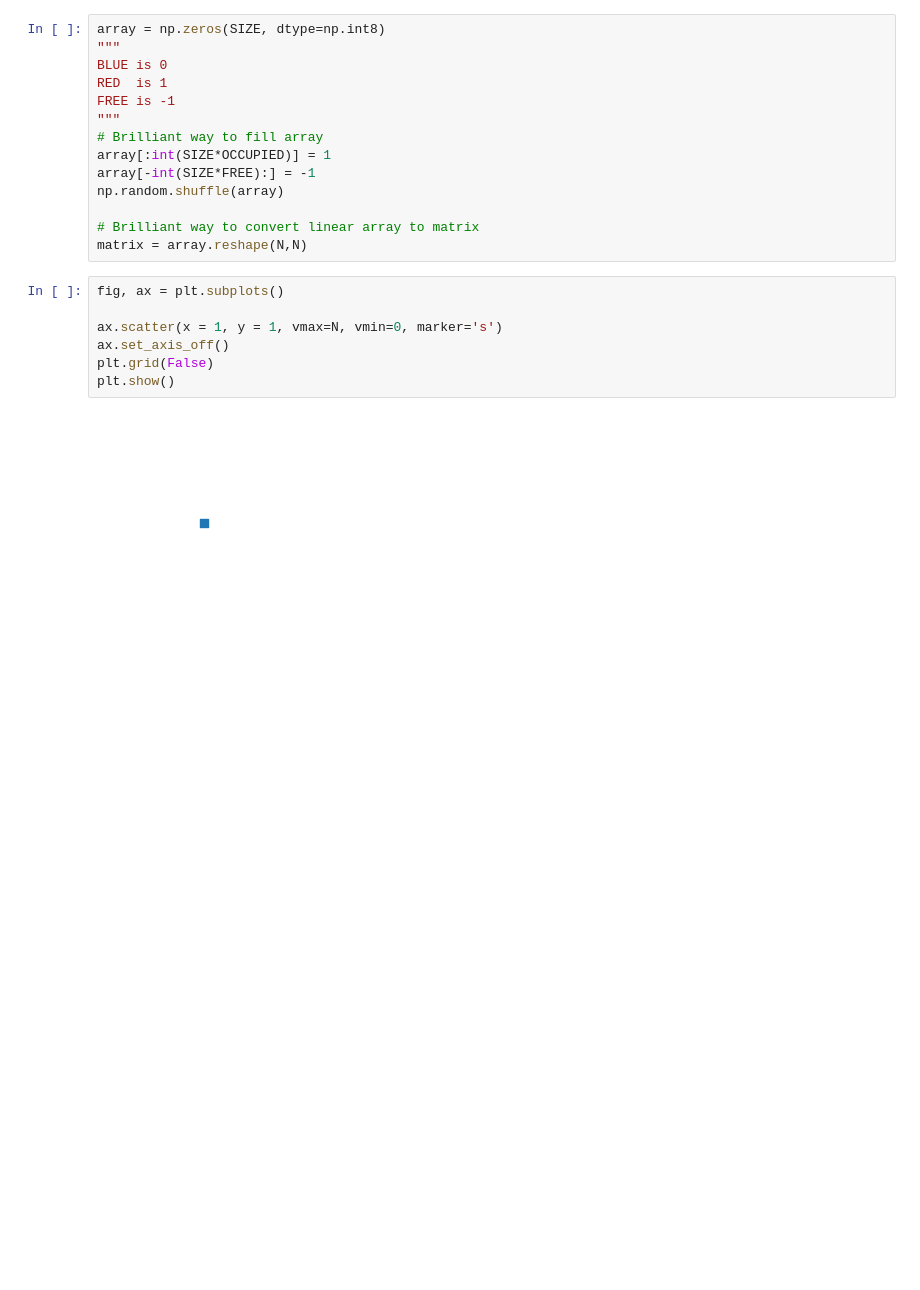
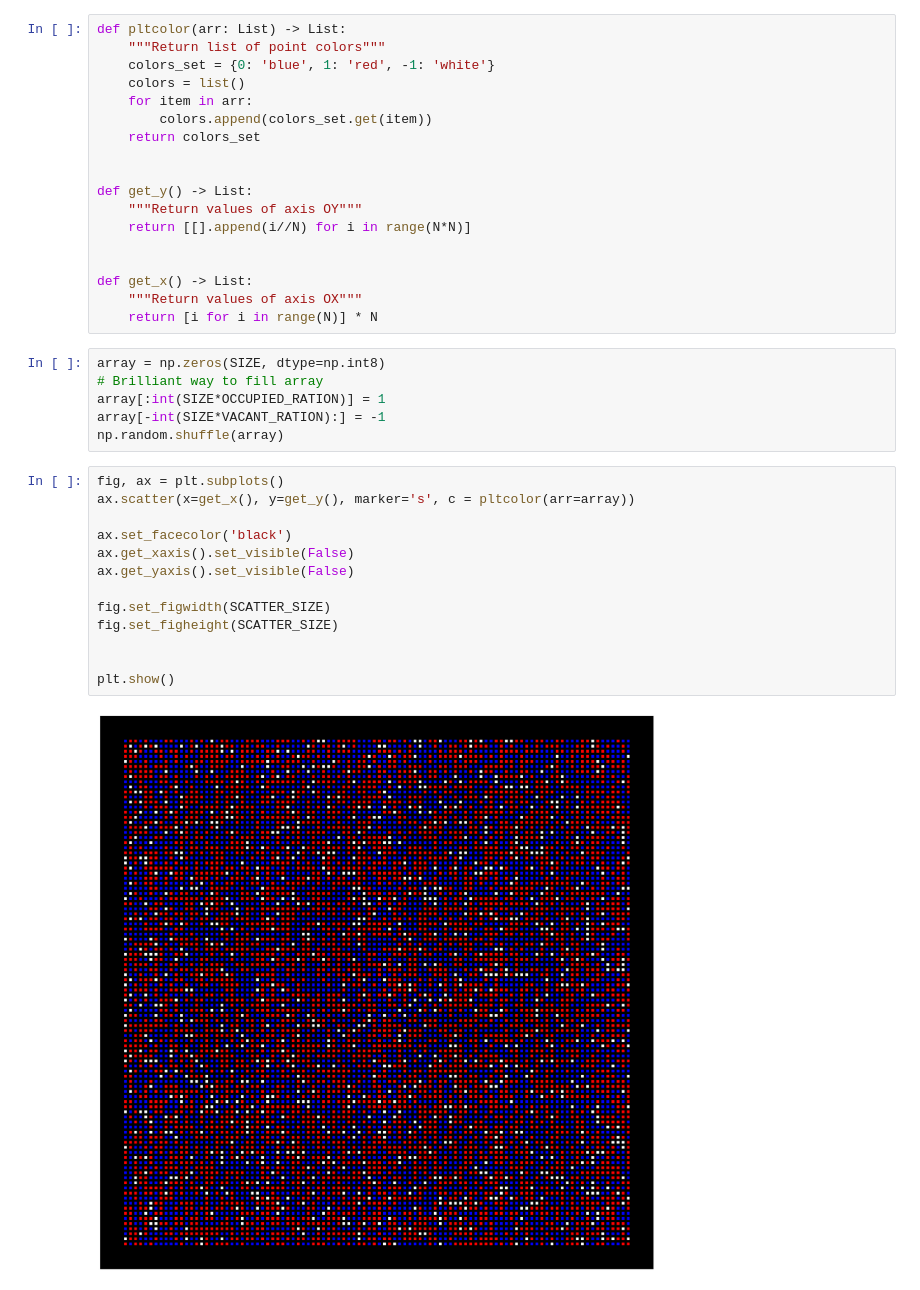
Before and after one commit to y3boy/ai-homework, a Jupyter notebook: schelling-model/schelling_model.ipynb, the cells around one changed output. Saved outputs shown, nothing was run; the diff lists cells and outputs as text; blank space fills up the shorter version.

Commit message:
add correct plot function

```diff
--- a/schelling-model/schelling_model.ipynb
+++ b/schelling-model/schelling_model.ipynb
@@ -13,23 +17,39 @@ FREE = 0.1
+# %%
+def pltcolor(arr: List) -> List:
+    """Return list of point colors"""
+    colors_set = {0: 'blue', 1: 'red', -1: 'white'}
+    colors = list()
+    for item in arr:
+        colors.append(colors_set.get(item))
+    return colors_set
+
+
+def get_y() -> List:
+    """Return values of axis OY"""
+    return [[].append(i//N) for i in range(N*N)]
+
+
+def get_x() -> List:
+    """Return values of axis OX"""
+    return [i for i in range(N)] * N
 # %%
 array = np.zeros(SIZE, dtype=np.int8)
-"""
-BLUE is 0
-RED  is 1
-FREE is -1
-"""
 # Brilliant way to fill array
-array[:int(SIZE*OCCUPIED)] = 1
-array[-int(SIZE*FREE):] = -1
+array[:int(SIZE*OCCUPIED_RATION)] = 1
+array[-int(SIZE*VACANT_RATION):] = -1
 np.random.shuffle(array)
-
-# Brilliant way to convert linear array to matrix
-matrix = array.reshape(N,N)
 # %%
 fig, ax = plt.subplots()
+ax.scatter(x=get_x(), y=get_y(), marker='s', c = pltcolor(arr=array))
 
-ax.scatter(x = 1, y = 1, vmax=N, vmin=0, marker='s')
-ax.set_axis_off()
-plt.grid(False)
+ax.set_facecolor('black')
+ax.get_xaxis().set_visible(False)
+ax.get_yaxis().set_visible(False)
+
+fig.set_figwidth(SCATTER_SIZE)
+fig.set_figheight(SCATTER_SIZE)
+
+
 plt.show()
 # %% [output]
-[figure, old version]
+[figure, new version]
```
Also changed, not shown: parts of 3 cells of this notebook.
